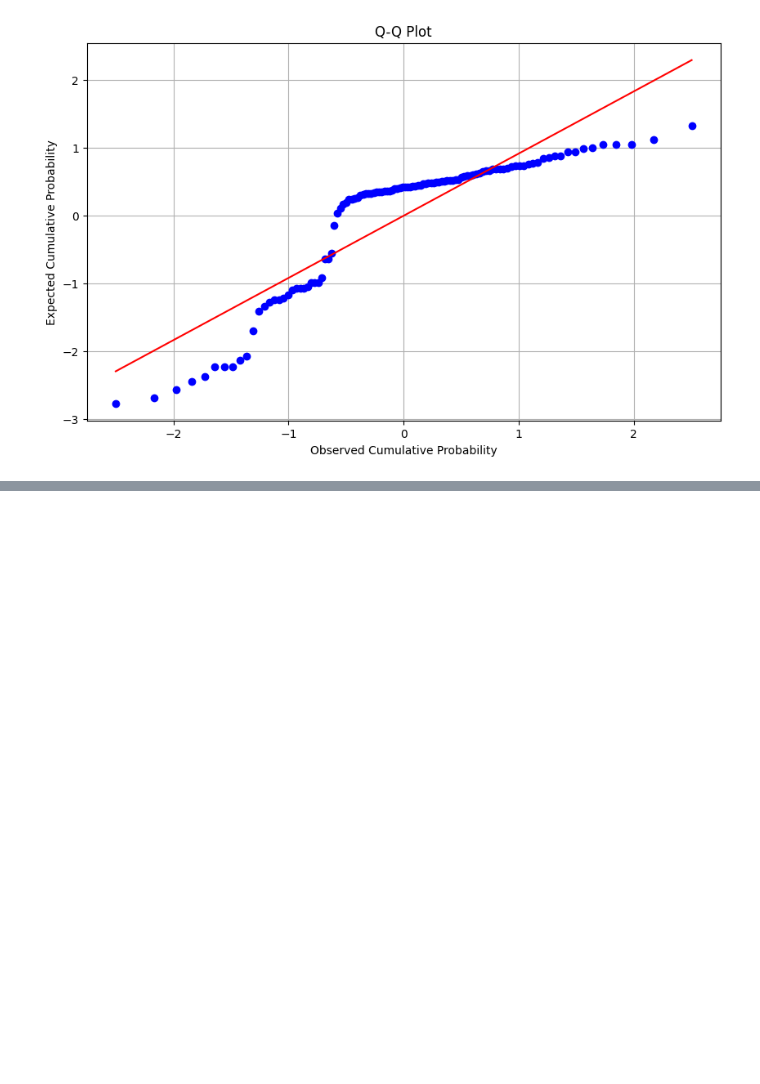
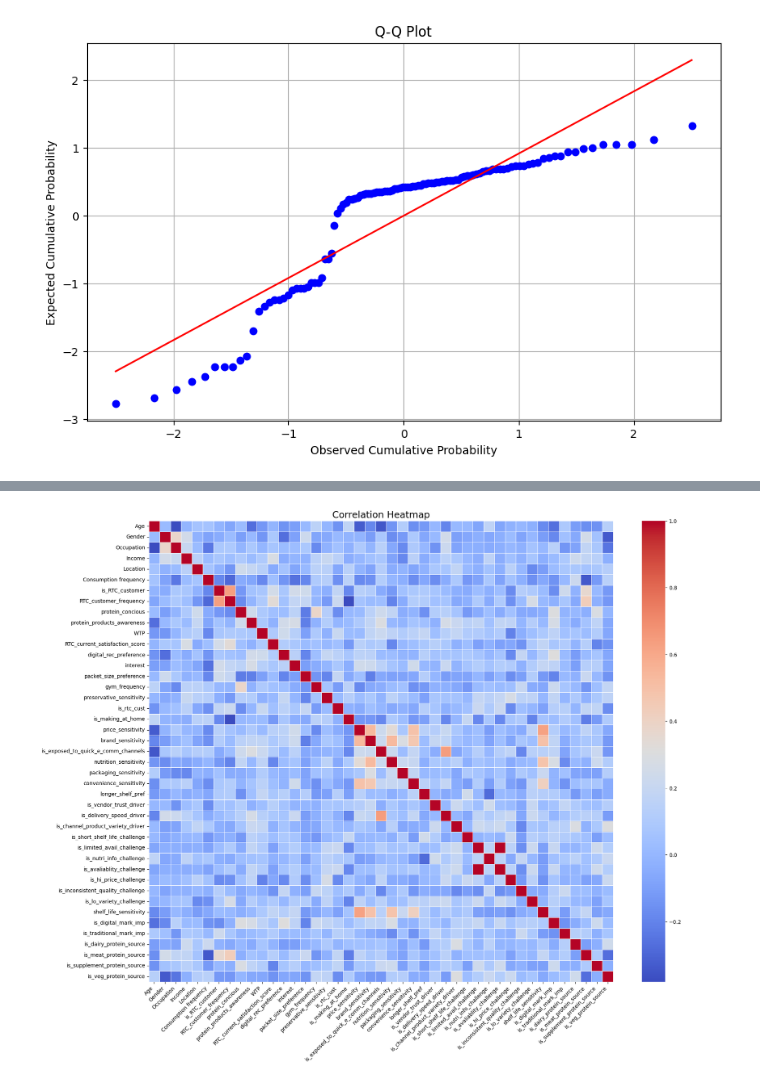
Before and after one commit to irfanthayyil/BRM_ITC_Data_Analysis, a Jupyter notebook: code/itc_analysis.ipynb, the cells around one changed output, grey strips where cells are left out. Cells and saved outputs as stored; diff of their text form; code cells hidden in the pictures; blank space fills up the shorter version.

```diff
--- a/code/itc_analysis.ipynb
+++ b/code/itc_analysis.ipynb
@@ -404,0 +1354,23 @@ plt.show()
+# %%
+import seaborn as sns
+
+import matplotlib.pyplot as plt
+
+# Calculate the correlation matrix
+corr_matrix = cleaned_data.corr()
+
+# Set up the matplotlib figure
+plt.figure(figsize=(20, 16))
+
+# Draw the heatmap without annotations
+sns.heatmap(corr_matrix, annot=False, cmap='coolwarm', linewidths=.5)
+
+# Add title and labels
+plt.title('Correlation Heatmap', fontsize=18)
+plt.xticks(rotation=45, ha='right')
+plt.yticks(rotation=0)
+
+# Show the plot
+plt.show()
+# %% [output]
+[figure, added]
```
Also changed, not shown: parts of 141 cells of this notebook, 9 other files.
